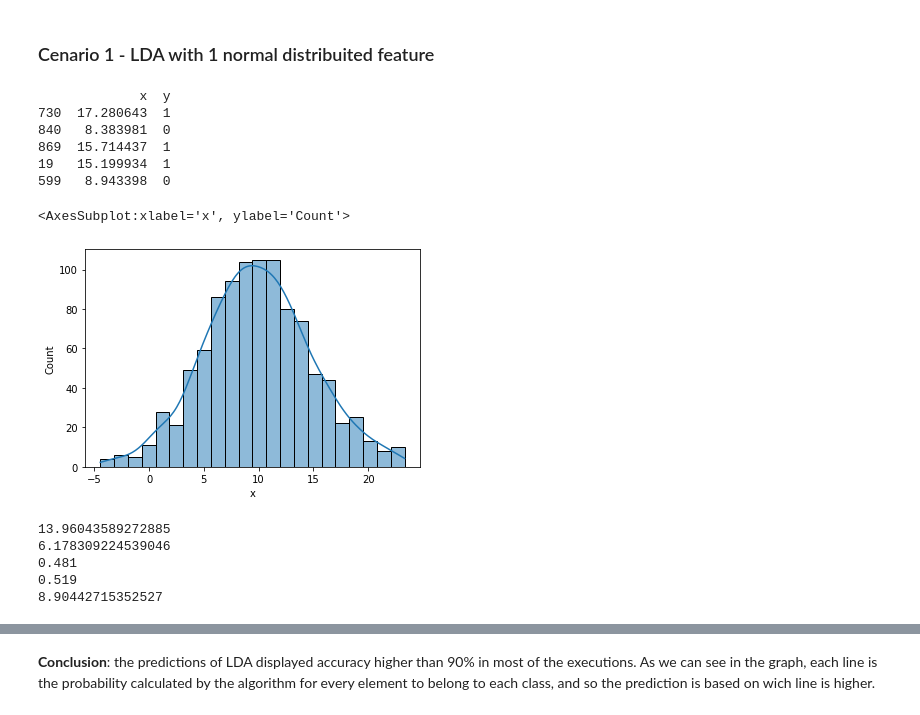
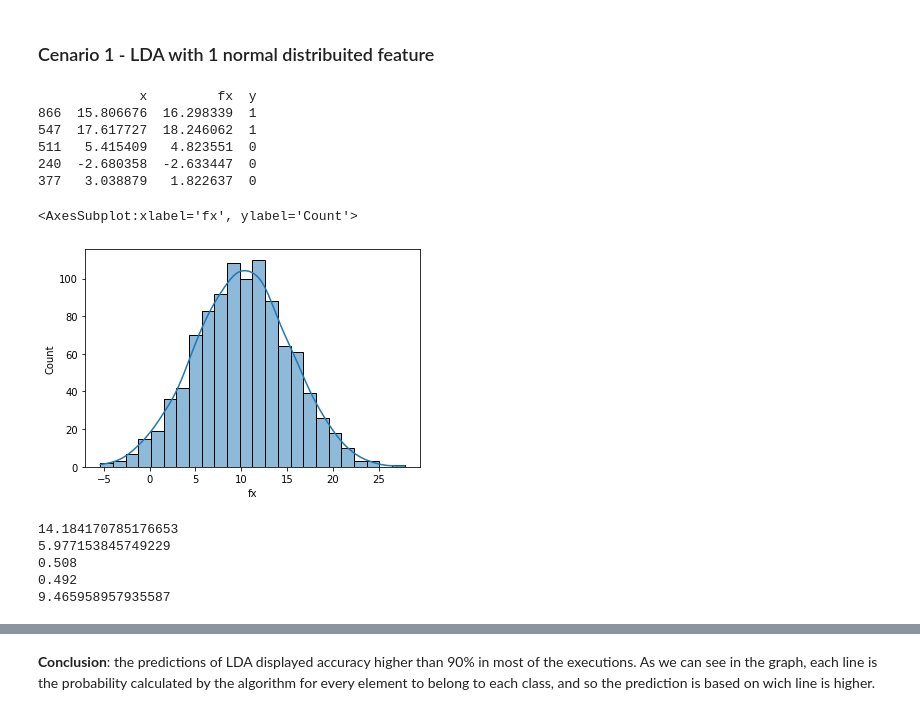
Before and after one commit to rknagao/studies, a Jupyter notebook: introduction-statistical-learning/classification_models/linear_discriminant_analysis.ipynb, the cells around one changed output, grey strips where cells are left out. Saved outputs shown, nothing was run; the diff lists cells and outputs as text; code cells hidden in the pictures.

```diff
--- a/introduction-statistical-learning/classification_models/linear_discriminant_analysis.ipynb
+++ b/introduction-statistical-learning/classification_models/linear_discriminant_analysis.ipynb
@@ -18,34 +18,34 @@ from sklearn.metrics import confusion_matrix, accuracy_score, recall_score, prec
 # %%
 #feature
 mean, std = 10, 5
 x = np.random.normal(mean, std, 1000)
 
 #class
 #fx = b0 + b1 * x1 + error
 error = np.random.normal(0, 1, 1000)
 fx = x + error
 
-y = [1 if i >= mean else 0 for i in x]
+y = [1 if i >= mean else 0 for i in fx]
 
 #data with X an y
-data = pd.DataFrame({'x':x, 'y':y})
+data = pd.DataFrame({'x':x, 'fx': fx,'y':y})
 print(data.sample(5))
 
-sns.histplot(data=data, x='x', kde=True)
+sns.histplot(data=data, x='fx', kde=True)
 # %% [output]
-             x  y
-730  17.280643  1
-840   8.383981  0
-869  15.714437  1
-19   15.199934  1
-599   8.943398  0
+             x         fx  y
+866  15.806676  16.298339  1
+547  17.617727  18.246062  1
+511   5.415409   4.823551  0
+240  -2.680358  -2.633447  0
+377   3.038879   1.822637  0
-<AxesSubplot:xlabel='x', ylabel='Count'>
+<AxesSubplot:xlabel='fx', ylabel='Count'>
-[figure, old version]
+[figure, new version]
 # %%
 #LDA
 #step 1: separate the sample by class
-sample_class1 = data.loc[data['y'] == 1, 'x']
-sample_class0 = data.loc[data['y'] == 0, 'x']
+sample_class1 = data.loc[data['y'] == 1, 'fx']
+sample_class0 = data.loc[data['y'] == 0, 'fx']
 
 
 #step 2: calculate the means and probability of a random element belong to each class
@@ -68,14 +68,14 @@ print(sample_lda)
 
 
 #step 4: LDA classifier
-pred_class1 = data['x'] * mean_class1/(sample_lda**2) - (mean_class1**2)/(2*(sample_lda**2)) + np.log(prob_class1)
-pred_class0 = data['x'] * mean_class0/(sample_lda**2) - (mean_class0**2)/(2*(sample_lda**2)) + np.log(prob_class0)
+pred_class1 = data['fx'] * mean_class1/(sample_lda**2) - (mean_class1**2)/(2*(sample_lda**2)) + np.log(prob_class1)
+pred_class0 = data['fx'] * mean_class0/(sample_lda**2) - (mean_class0**2)/(2*(sample_lda**2)) + np.log(prob_class0)
 # %% [output]
-13.96043589272885
-6.178309224539046
-0.481
-0.519
-8.90442715352527
+14.184170785176653
+5.977153845749229
+0.508
+0.492
+9.465958957935587
 # %%
 #comparing results
 data['prob_class1'] = pred_class1
```
Also changed, not shown: parts of 12 cells of this notebook.
